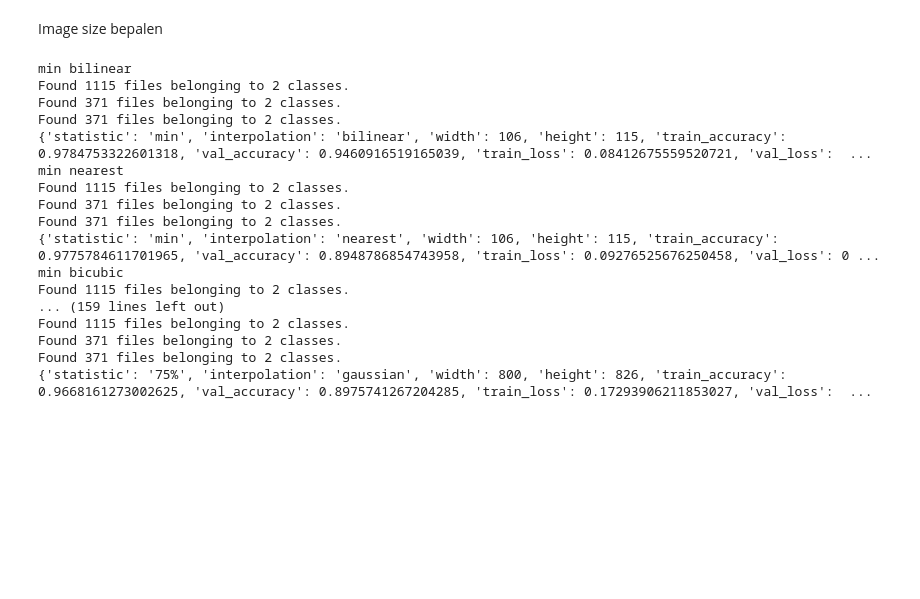
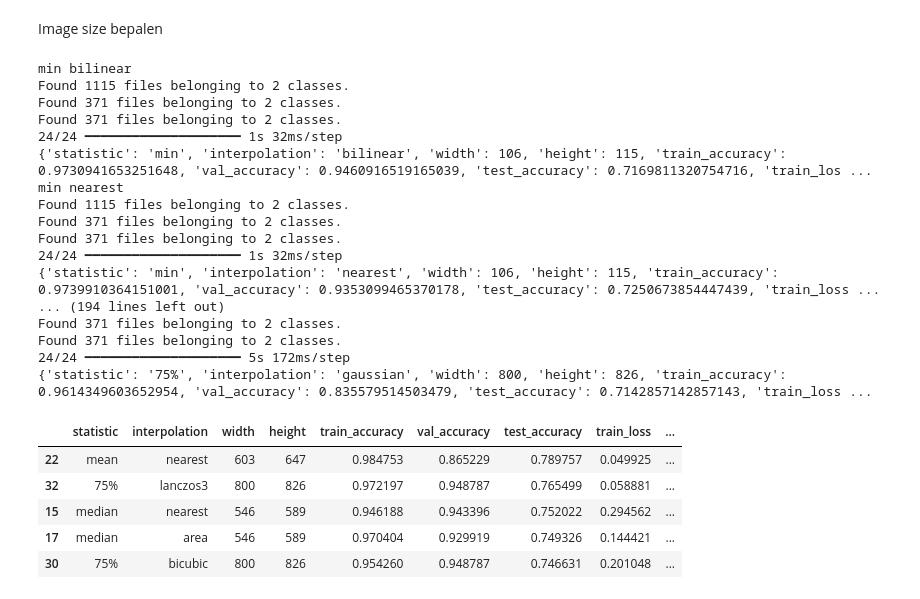
Before and after one commit to Tim-Mortier/Schilderijen-Classificatie, a Jupyter notebook: 4_Data_Sampling_Reshaping.ipynb, the cells around one changed output. Drawn from its saved outputs; the diff is of its cells as text; code cells hidden in the pictures; blank space fills up the shorter version.

```diff
--- a/4_Data_Sampling_Reshaping.ipynb
+++ b/4_Data_Sampling_Reshaping.ipynb
@@ -362,6 +331,12 @@ for statistic in statistics:
         callbacks = [keras.callbacks.ModelCheckpoint(filepath="model_imbalanced.keras", save_best_only=True, monitor="val_loss")]
         history = model.fit(train, epochs=15, validation_data=val, callbacks=callbacks, class_weight=class_weight, verbose=0)
 
+        y_pred = model.predict(test)
+        y_pred = np.where(y_pred > 0.5, 1, 0)
+        y_true = np.concatenate([y.numpy() for _, y in test], axis=0)
+        report = classification_report(y_true, y_pred, output_dict=True, zero_division=0)
+        test_accuracy = np.mean(y_pred.flatten() == y_true.flatten())
+
         results.append({
             "statistic": statistic,
             "interpolation": interpolation,
@@ -369,8 +344,13 @@ for statistic in statistics:
             "height": height,
             "train_accuracy": history.history['accuracy'][-1],
             "val_accuracy": history.history['val_accuracy'][-1],
+            "test_accuracy": test_accuracy,
             "train_loss": history.history['loss'][-1],
-            "val_loss": history.history['val_loss'][-1]
+            "val_loss": history.history['val_loss'][-1],
+            "precision": report["weighted avg"]["precision"],
+            "recall": report["weighted avg"]["recall"],
+            "f1_score": report["weighted avg"]["f1-score"],
+            "support": report["weighted avg"]["support"]
         })
         print(results[-1])
 
@@ -380,16 +360,25 @@ min bilinear
 Found 1115 files belonging to 2 classes.
 Found 371 files belonging to 2 classes.
 Found 371 files belonging to 2 classes.
-{'statistic': 'min', 'interpolation': 'bilinear', 'width': 106, 'height': 115, 'train_accuracy': 0.9784753322601318, 'val_accuracy': 0.9460916519165039, 'train_loss': 0.08412675559520721, 'val_loss':  ...
+24/24 ━━━━━━━━━━━━━━━━━━━━ 1s 32ms/step
+{'statistic': 'min', 'interpolation': 'bilinear', 'width': 106, 'height': 115, 'train_accuracy': 0.9730941653251648, 'val_accuracy': 0.9460916519165039, 'test_accuracy': 0.7169811320754716, 'train_los ...
 min nearest
 Found 1115 files belonging to 2 classes.
 Found 371 files belonging to 2 classes.
 Found 371 files belonging to 2 classes.
-{'statistic': 'min', 'interpolation': 'nearest', 'width': 106, 'height': 115, 'train_accuracy': 0.9775784611701965, 'val_accuracy': 0.8948786854743958, 'train_loss': 0.09276525676250458, 'val_loss': 0 ...
-min bicubic
-Found 1115 files belonging to 2 classes.
-... (159 lines left out)
-Found 1115 files belonging to 2 classes.
+24/24 ━━━━━━━━━━━━━━━━━━━━ 1s 32ms/step
+{'statistic': 'min', 'interpolation': 'nearest', 'width': 106, 'height': 115, 'train_accuracy': 0.9739910364151001, 'val_accuracy': 0.9353099465370178, 'test_accuracy': 0.7250673854447439, 'train_loss ...
+... (194 lines left out)
 Found 371 files belonging to 2 classes.
 Found 371 files belonging to 2 classes.
-{'statistic': '75%', 'interpolation': 'gaussian', 'width': 800, 'height': 826, 'train_accuracy': 0.9668161273002625, 'val_accuracy': 0.8975741267204285, 'train_loss': 0.17293906211853027, 'val_loss':  ...
+24/24 ━━━━━━━━━━━━━━━━━━━━ 5s 172ms/step
+{'statistic': '75%', 'interpolation': 'gaussian', 'width': 800, 'height': 826, 'train_accuracy': 0.9614349603652954, 'val_accuracy': 0.835579514503479, 'test_accuracy': 0.7142857142857143, 'train_loss ...
+# %%
+df.sort_values("test_accuracy", ascending=False).head(5)
+# %% [output]
+|  | statistic | interpolation | width | height | train_accuracy | val_accuracy | test_accuracy | train_loss | ... |
+| 22 | mean | nearest | 603 | 647 | 0.984753 | 0.865229 | 0.789757 | 0.049925 | ... |
+| 32 | 75% | lanczos3 | 800 | 826 | 0.972197 | 0.948787 | 0.765499 | 0.058881 | ... |
+| 15 | median | nearest | 546 | 589 | 0.946188 | 0.943396 | 0.752022 | 0.294562 | ... |
+| 17 | median | area | 546 | 589 | 0.970404 | 0.929919 | 0.749326 | 0.144421 | ... |
+| 30 | 75% | bicubic | 800 | 826 | 0.954260 | 0.948787 | 0.746631 | 0.201048 | ... |
```
Also changed, not shown: parts of 25 cells of this notebook.
